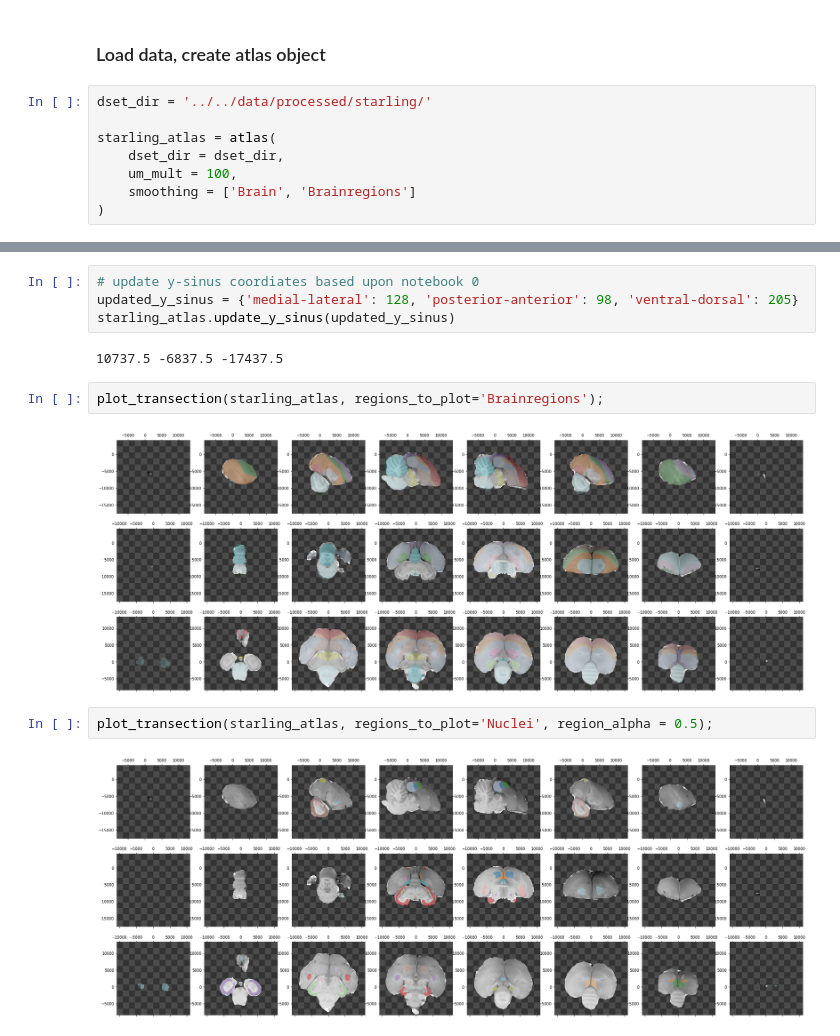
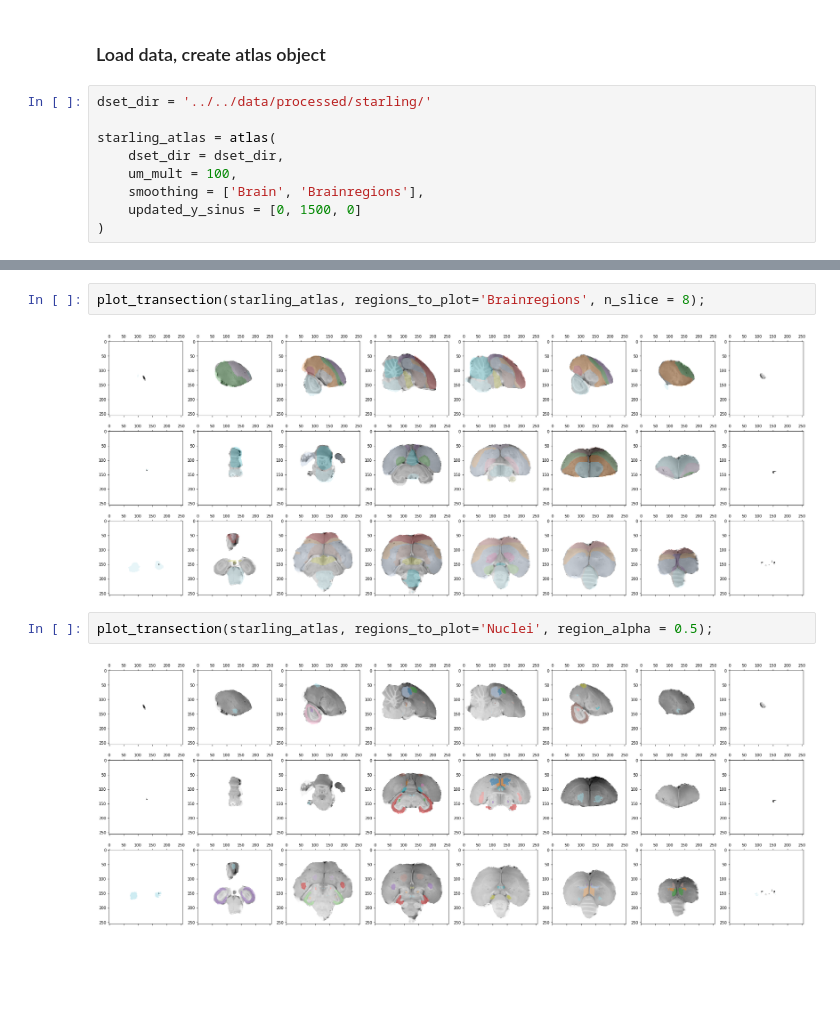
Before and after one commit to timsainb/birdbrain, a Jupyter notebook: notebooks/starling/1.0-starling-brain-atlas-transections.ipynb, the cells around one changed output, grey strips where cells are left out. Saved outputs shown, nothing was run; the diff lists cells and outputs as text; blank space fills up the shorter version.

Commit message:
refactored a bunch of code to prep for other atlas's

```diff
--- a/notebooks/starling/1.0-starling-brain-atlas-transections.ipynb
+++ b/notebooks/starling/1.0-starling-brain-atlas-transections.ipynb
@@ -14,7 +14,8 @@ dset_dir = '../../data/processed/starling/'
 starling_atlas = atlas(
     dset_dir = dset_dir,
     um_mult = 100,
-    smoothing = ['Brain', 'Brainregions']
+    smoothing = ['Brain', 'Brainregions'],
+    updated_y_sinus = [0, 1500, 0]
 )
 # %% [output]
 qform_code 32 not valid; setting to 0
@@ -31,14 +30,8 @@ Atlas created
-# %%
-# update y-sinus coordiates based upon notebook 0
-updated_y_sinus = {'medial-lateral': 128, 'posterior-anterior': 98, 'ventral-dorsal': 205}
-starling_atlas.update_y_sinus(updated_y_sinus)
-# %% [output]
-10737.5 -6837.5 -17437.5
 # %%
-plot_transection(starling_atlas, regions_to_plot='Brainregions');
+plot_transection(starling_atlas, regions_to_plot='Brainregions', n_slice = 8);
 # %% [output]
-[figure, old version]
+[figure, new version]
 # %%
 plot_transection(starling_atlas, regions_to_plot='Nuclei', region_alpha = 0.5);
 # %% [output]
-[figure, old version]
+[figure, new version]
```
Also changed, not shown: parts of 1 cell of this notebook, 14 other files.
